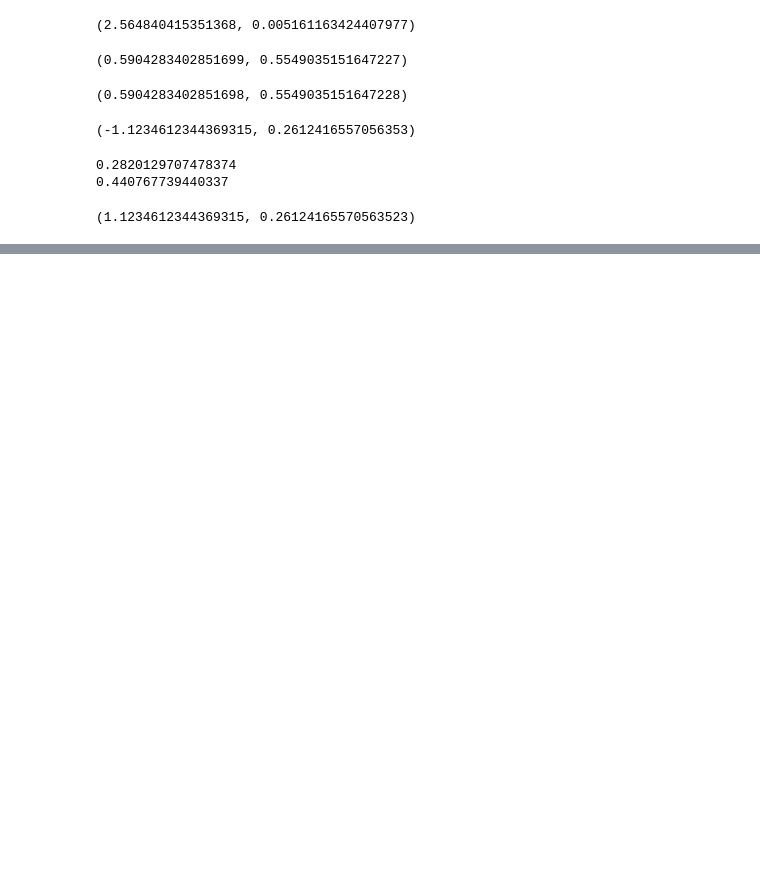
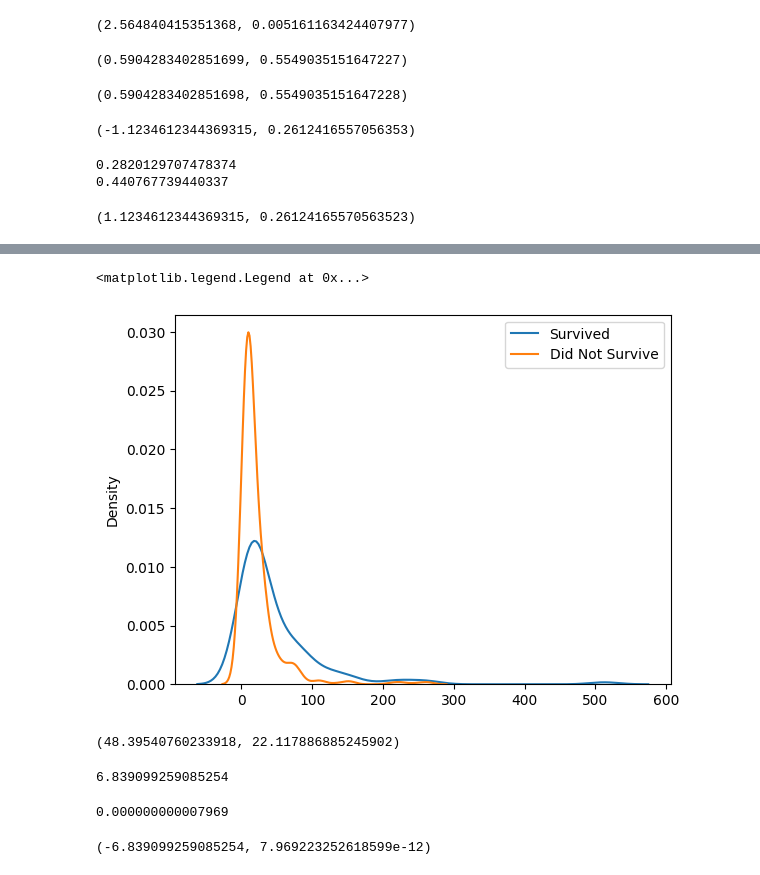
Before and after one commit to davidsmv/BayesianMLPythonABTesting_2024, a Jupyter notebook: 33-z-test.ipynb, the cells around one changed output, grey strips where cells are left out. Drawn from its saved outputs; the diff is of its cells as text; code cells hidden in the pictures; blank space fills up the shorter version.

Commit message:
ADD z test real example

```diff
--- a/33-z-test.ipynb
+++ b/33-z-test.ipynb
@@ -151,0 +170,2 @@ print(results.mean())
+# %%
+df = pd.read_csv('datasets/titanic_train.csv')
@@ -151,0 +190,2 @@ print(results.mean())
+# %%
+x1 = df[df["Survived"] == 1]["Fare"].dropna().to_numpy()
@@ -151,0 +212,2 @@ print(results.mean())
+# %%
+x2 = df[df["Survived"] == 0]["Fare"].dropna().to_numpy()
@@ -151,0 +234,11 @@ print(results.mean())
+# %%
+sns.kdeplot(x1,  label="Survived")
+sns.kdeplot(x2,  label="Did Not Survive")
+plt.legend()
+# %% [output]
+<matplotlib.legend.Legend at 0x...>
+[figure, added]
+# %%
+x1.mean(), x2.mean()
+# %% [output]
+(48.39540760233918, 22.117886885245902)
@@ -151,0 +247,27 @@ print(results.mean())
+# %%
+z
+# %% [output]
+6.839099259085254
+# %%
+formatted_p = f"{p:.15f}"
+print(formatted_p)
+# %% [output]
+0.000000000007969
+# %%
+# Verify with above code
+# two-sample test implementation
+N0 = len(x1)
+N1 = len(x2)
+mu_hat0 = x1.mean()
+mu_hat1 = x2.mean()
+dmu_hat = mu_hat1 - mu_hat0
+s2_hat0 = x1.var(ddof=1)
+s2_hat1 = x2.var(ddof=1)
+s_hat = np.sqrt(s2_hat0 / N0 + s2_hat1 / N1)
+z = dmu_hat / s_hat # reference value is 0
+p_right = 1 - norm.cdf(np.abs(z))
+p_left = norm.cdf(-np.abs(z))
+p = p_right + p_left
+z, p
+# %% [output]
+(-6.839099259085254, 7.969223252618599e-12)
```
Also changed, not shown: parts of 10 cells of this notebook, 2 other files.
